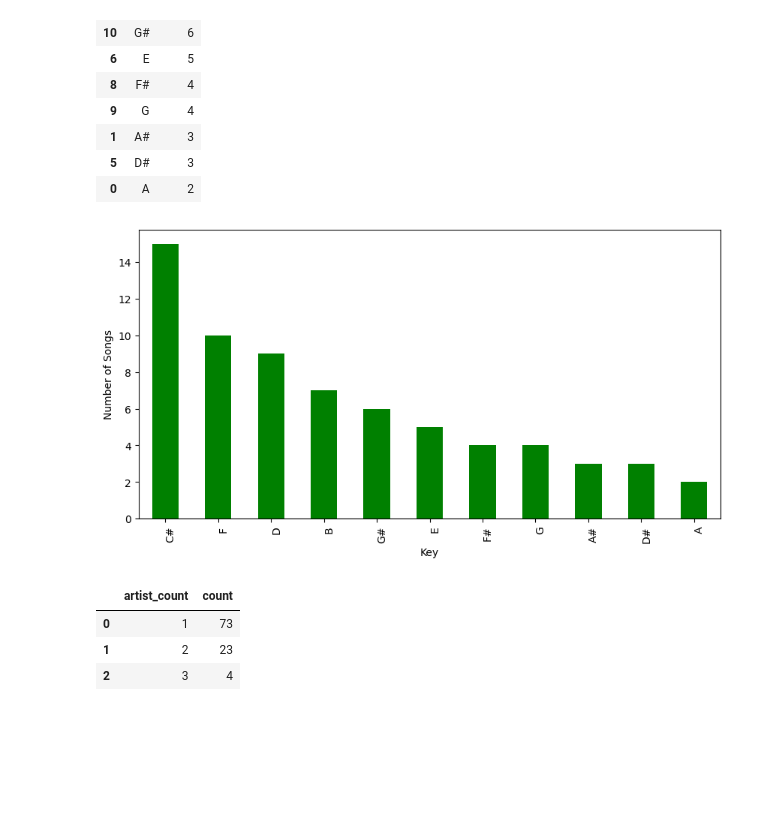
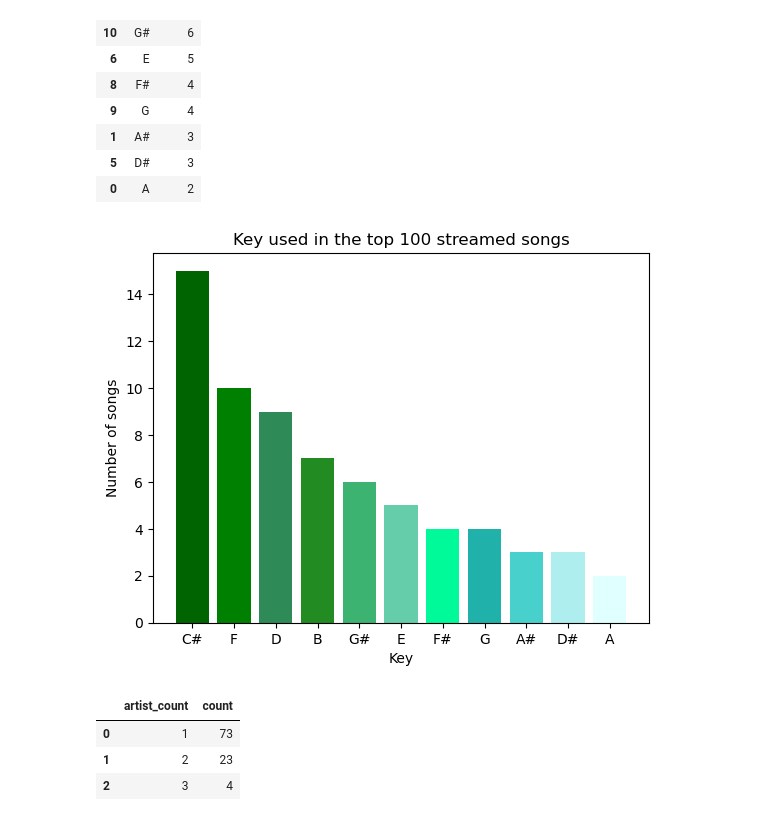
Before and after one commit to luisrodriguezror/project1, a Jupyter notebook: dani.ipynb, the cells around one changed output. Saved outputs shown, nothing was run; the diff lists cells and outputs as text; code cells hidden in the pictures; blank space fills up the shorter version.

```diff
--- a/dani.ipynb
+++ b/dani.ipynb
@@ -6,7 +6,7 @@ import numpy as np
 import pandas as pd
 # %%
 # Load the CSV file created in Part 1 into a Pandas DataFrame
-dataset_df = pd.read_csv("Data\spotify-2023.csv",encoding='latin-1')
+dataset_df = pd.read_csv("spotify-2023.csv",encoding='latin-1')
 
 # Display sample data
 dataset_df.head()
@@ -55,9 +55,12 @@ dtype: object
 # %%
 # Update 'streams' type
 dataset_df['streams'] = dataset_df['streams'].astype('int64')
-#dataset_df['in_deezer_playlists'] = dataset_df['in_deezer_playlists'].astype('float64')
 
-dataset_df.head()
+dataset_df['in_deezer_playlists'] = dataset_df['in_deezer_playlists'].replace(to_replace=',',value='',regex=True)
+
+dataset_df['in_deezer_playlists'] = dataset_df['in_deezer_playlists'].astype('float64')
+
+dataset_df
 # %% [output]
 |  | track_name | artist(s)_name | artist_count | released_year | released_month | released_day | ... |
 | 0 | Seven (feat. Latto) (Explicit Ver.) | Latto, Jung Kook | 2 | 2023 | 7 | 14 | ... |
@@ -392,12 +401,19 @@ key_df
 | 0 | A | 2 |
 # %%
 # Chart summarizing key analysis
-bar_chart=key_df.plot(kind='bar',facecolor='green',alpha=1,xlabel="Key",ylabel="Number of Songs",legend=False,figsize=(10,5))
-xticklabels = key_df["key"]
-bar_chart.set_xticklabels(xticklabels, rotation=90, rotation_mode='anchor', ha='right',fontsize=10)
+colors = ['darkgreen','green','seagreen','forestgreen','mediumseagreen','mediumaquamarine','mediumspringgreen','lightseagreen','mediumturquoise','paleturquoise','lightcyan']
+plt.bar(key_df['key'],key_df['count'],color=colors)
+plt.title('Key used in the top 100 streamed songs')
+plt.xlabel('Key')
+plt.ylabel('Number of songs')
 plt.show()
+
+# bar_chart=key_df.plot(kind='bar',color=colors,alpha=1,xlabel="Key",ylabel="Number of Songs",legend=False,figsize=(10,5))
+# xticklabels = key_df["key"]
+# bar_chart.set_xticklabels(xticklabels, rotation=90, rotation_mode='anchor', ha='right',fontsize=10)
+# plt.show()
 # %% [output]
-[figure, old version]
+[figure, new version]
 # %%
 # Artist count analysis
 artistcount = top100_streams_df.groupby('artist_count')
```
Also changed, not shown: parts of 6 cells of this notebook.
